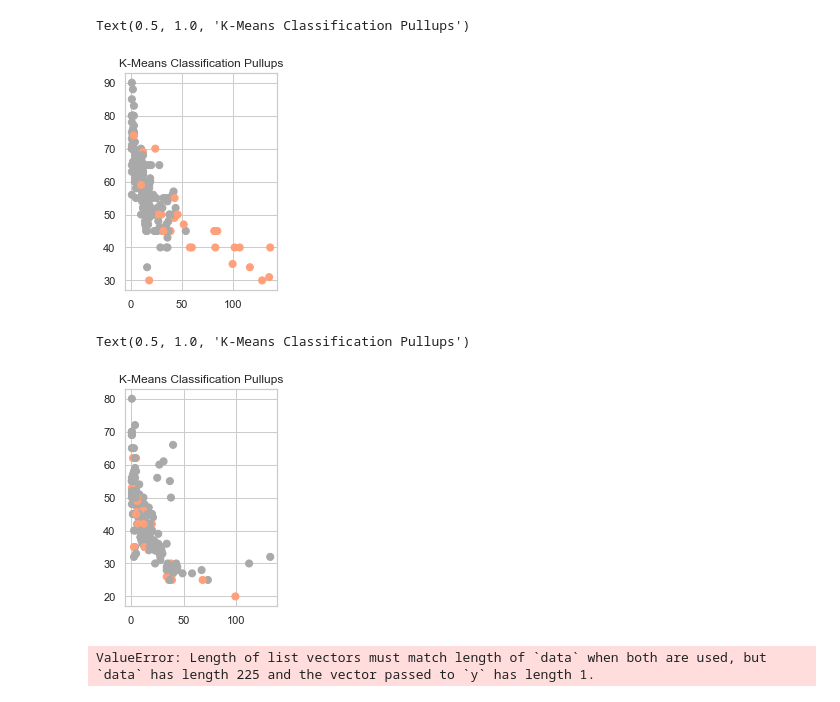
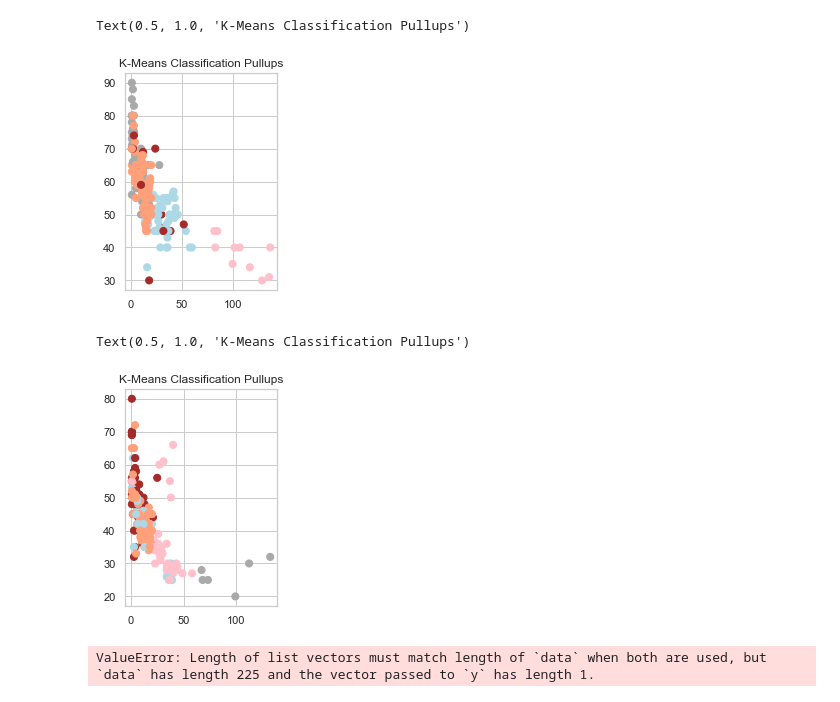
Before and after one commit to allisontao/crossfit-games-analysis, a Jupyter notebook: clustering.ipynb, the cells around one changed output. Cells and saved outputs as stored; diff of their text form; code cells hidden in the pictures.

Commit message:
more clustering

```diff
--- a/clustering.ipynb
+++ b/clustering.ipynb
@@ -12,7 +12,7 @@ from sklearn.metrics import confusion_matrix, classification_report
 from sklearn.preprocessing import scale
 # %%
 women = pd.read_csv('athletes-women.csv')
-men = pd.read_csv('athletes-men.csv')
+men = pd.read_csv('test2.csv')
 
 df_women = women[['rank', 'age', 'run5k', 'pullups', 'fran', 'longitude', 'latitude']]
 df_men = men[['rank', 'age', 'run5k', 'pullups', 'fran', 'longitude', 'latitude']]
@@ -49,0 +51,8 @@ Text(0.5, 1.0, 'K-Means Classification Location')
+# %%
+# location men
+color_theme = np.array(['darkgray','lightsalmon', 'blue', 'red', 'green', 'yellow', 'purple', 'black', 'brown', 'pink', 'lightblue', 'lightgreen'])
+clustering = KMeans(n_clusters=5, random_state=37)
+clustering.fit(X_m)
+plt.subplot(1,2,2)
+plt.scatter(x=df_men['latitude'],y=df_men['longitude'],c=color_theme[clustering.labels_],s=50)
+plt.title('K-Means Classification Location')
@@ -50,27 +77,27 @@ Text(0.5, 1.0, 'K-Means Classification Location')
 # %%
 # pullups men
-clustering = KMeans(n_clusters=2,random_state=5)
+clustering = KMeans(n_clusters=5,random_state=5)
 clustering.fit(X_m)
-color_theme = np.array(['darkgray','lightsalmon'])
+color_theme = np.array(['darkgray','lightsalmon', 'pink', 'brown', 'lightblue'])
 
 plt.subplot(1,2,2)
 plt.scatter(x=df_men['rank'],y=df_men['pullups'],c=color_theme[clustering.labels_],s=50)
 plt.title('K-Means Classification Pullups')
 # %% [output]
 Text(0.5, 1.0, 'K-Means Classification Pullups')
-[figure, old version]
+[figure, new version]
 # %%
 # pullups women
-clustering = KMeans(n_clusters=2,random_state=5)
+clustering = KMeans(n_clusters=5,random_state=5)
 clustering.fit(X_w)
-color_theme = np.array(['darkgray','lightsalmon'])
+color_theme = np.array(['darkgray','lightsalmon', 'pink', 'brown', 'lightblue'])
 
 plt.subplot(1,2,2)
 plt.scatter(x=df_women['rank'],y=df_women['pullups'],c=color_theme[clustering.labels_],s=50)
 plt.title('K-Means Classification Pullups')
 # %% [output]
 Text(0.5, 1.0, 'K-Means Classification Pullups')
-[figure, old version]
+[figure, new version]
 # %%
 # mask = (df['longitude'] >= -135) & (df['longitude'] <= -60) & (df['latitude'] >= 25) & (df['latitude'] <= 60)
 # df2 = df.loc[mask]
```
Also changed, not shown: parts of 4 cells of this notebook, 2 other files.
